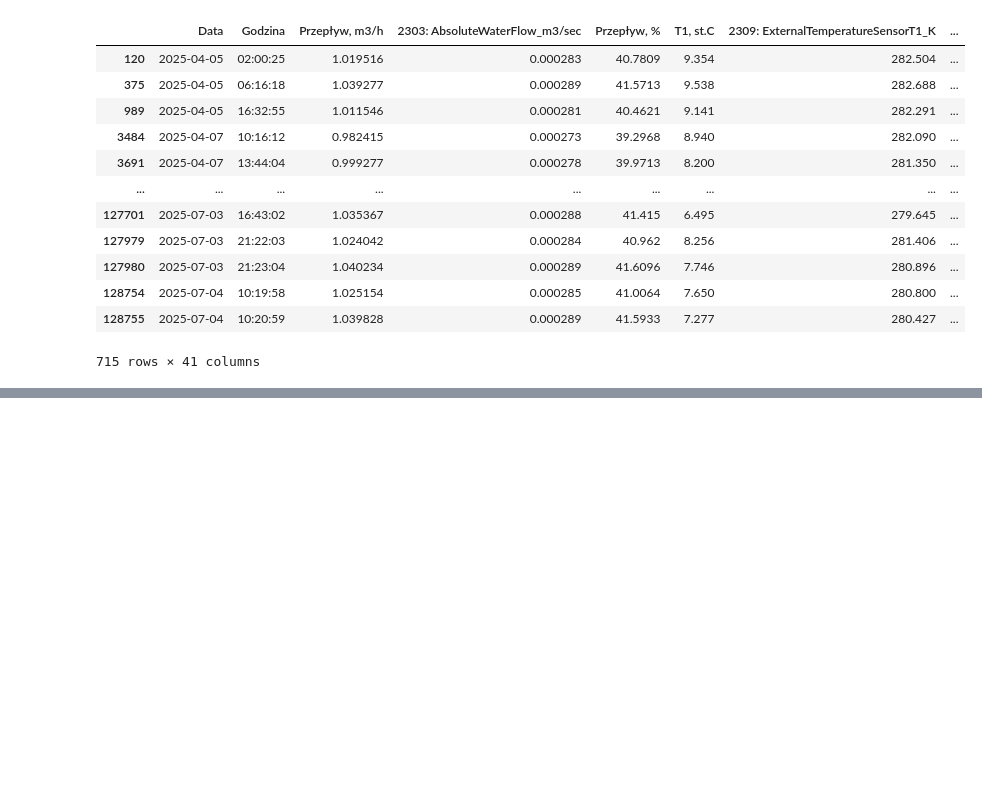
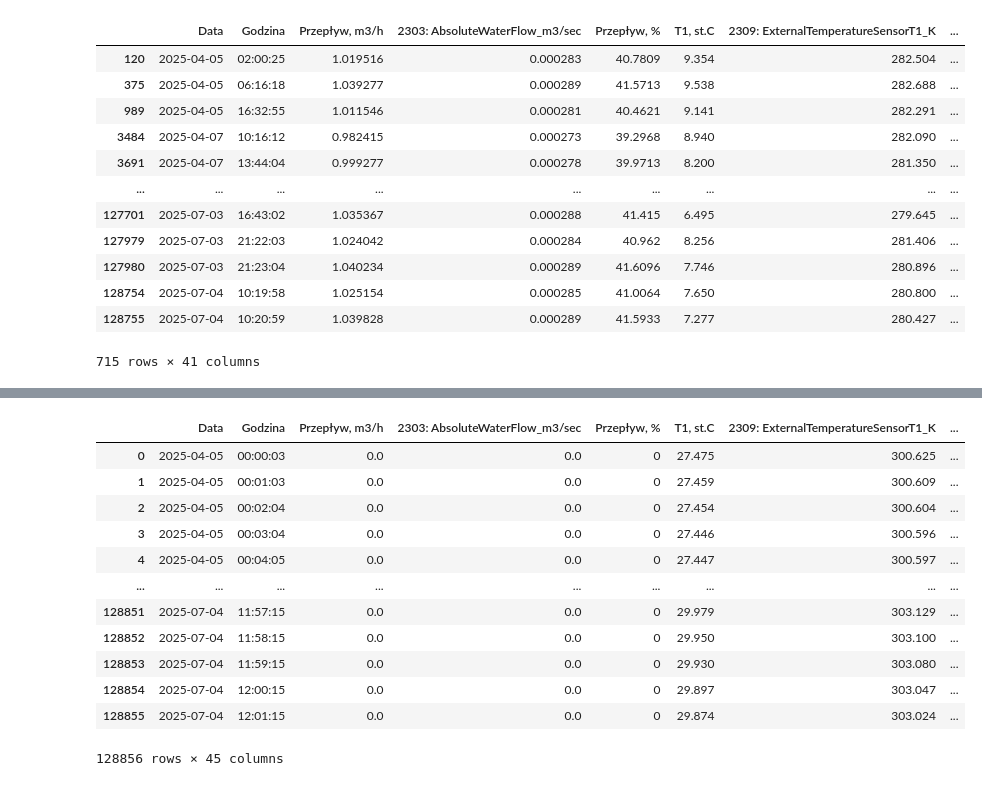
Before and after one commit to martynabocian/martynabocian.github.io, a Jupyter notebook: Charts.ipynb, the cells around one changed output, grey strips where cells are left out. Drawn from its saved outputs; the diff is of its cells as text; code cells hidden in the pictures; blank space fills up the shorter version.

```diff
--- a/Charts.ipynb
+++ b/Charts.ipynb
@@ -1270,0 +1408,32 @@ filtered_df[filtered_df["T1"] < 10]
+# %%
+import numpy as np
+
+# Create filtered_df_with_nans with all rows from df_belimo, adding NaNs for calculated columns where flow <= 0
+filtered_df_with_nans = df_belimo.copy()
+
+# Initialize calculated columns with NaN
+filtered_df_with_nans['Tsr'] = np.nan
+filtered_df_with_nans['ro_w'] = np.nan
+filtered_df_with_nans['Tsr_rounded'] = np.nan
+filtered_df_with_nans['cw'] = np.nan
+filtered_df_with_nans['Q_cwu_sr'] = np.nan
+
+# Update where flow > 0
+mask = filtered_df_with_nans['Przepływ, m3/h'] > 0
+filtered_df_with_nans.loc[mask, ['Tsr', 'ro_w', 'Tsr_rounded', 'cw', 'Q_cwu_sr']] = filtered_df[['Tsr', 'ro_w', 'Tsr_rounded', 'cw', 'Q_cwu_sr']].values
+
+filtered_df_with_nans
+# %% [output]
+|  | Data | Godzina | Przepływ, m3/h | 2303: AbsoluteWaterFlow_m3/sec | Przepływ, % | T1, st.C | 2309: ExternalTemperatureSensorT1_K | ... |
+| 0 | 2025-04-05 | 00:00:03 | 0.0 | 0.0 | 0 | 27.475 | 300.625 | ... |
+| 1 | 2025-04-05 | 00:01:03 | 0.0 | 0.0 | 0 | 27.459 | 300.609 | ... |
+| 2 | 2025-04-05 | 00:02:04 | 0.0 | 0.0 | 0 | 27.454 | 300.604 | ... |
+| 3 | 2025-04-05 | 00:03:04 | 0.0 | 0.0 | 0 | 27.446 | 300.596 | ... |
+| 4 | 2025-04-05 | 00:04:05 | 0.0 | 0.0 | 0 | 27.447 | 300.597 | ... |
+| ... | ... | ... | ... | ... | ... | ... | ... | ... |
+| 128851 | 2025-07-04 | 11:57:15 | 0.0 | 0.0 | 0 | 29.979 | 303.129 | ... |
+| 128852 | 2025-07-04 | 11:58:15 | 0.0 | 0.0 | 0 | 29.950 | 303.100 | ... |
+| 128853 | 2025-07-04 | 11:59:15 | 0.0 | 0.0 | 0 | 29.930 | 303.080 | ... |
+| 128854 | 2025-07-04 | 12:00:15 | 0.0 | 0.0 | 0 | 29.897 | 303.047 | ... |
+| 128855 | 2025-07-04 | 12:01:15 | 0.0 | 0.0 | 0 | 29.874 | 303.024 | ... |
+128856 rows × 45 columns
```
Also changed, not shown: parts of 12 cells of this notebook, 1 other file.
